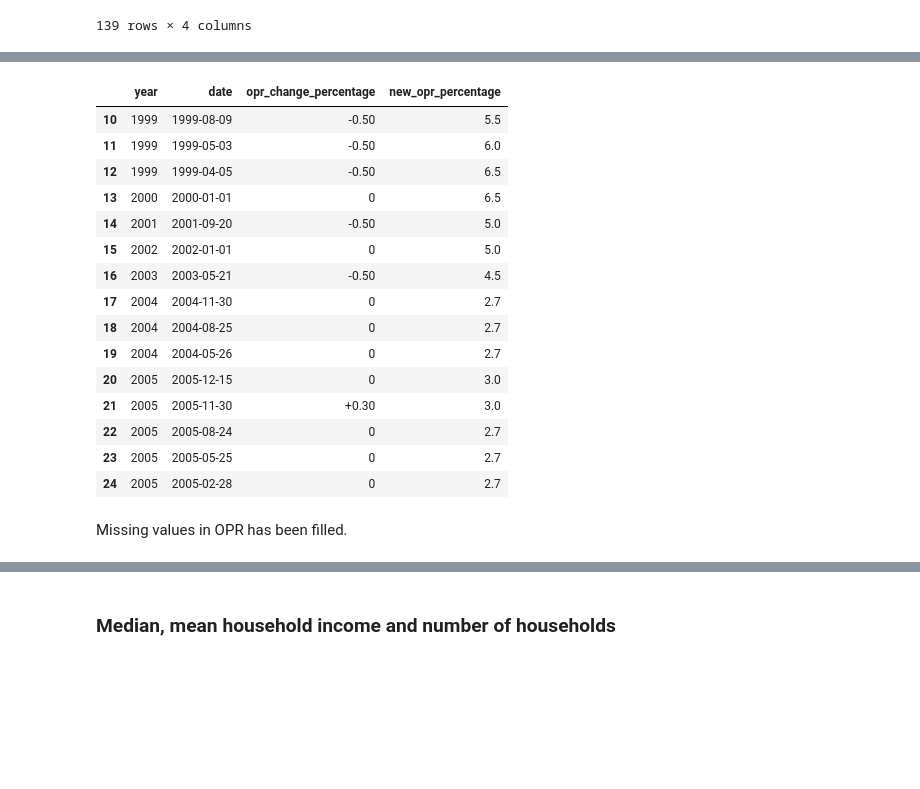
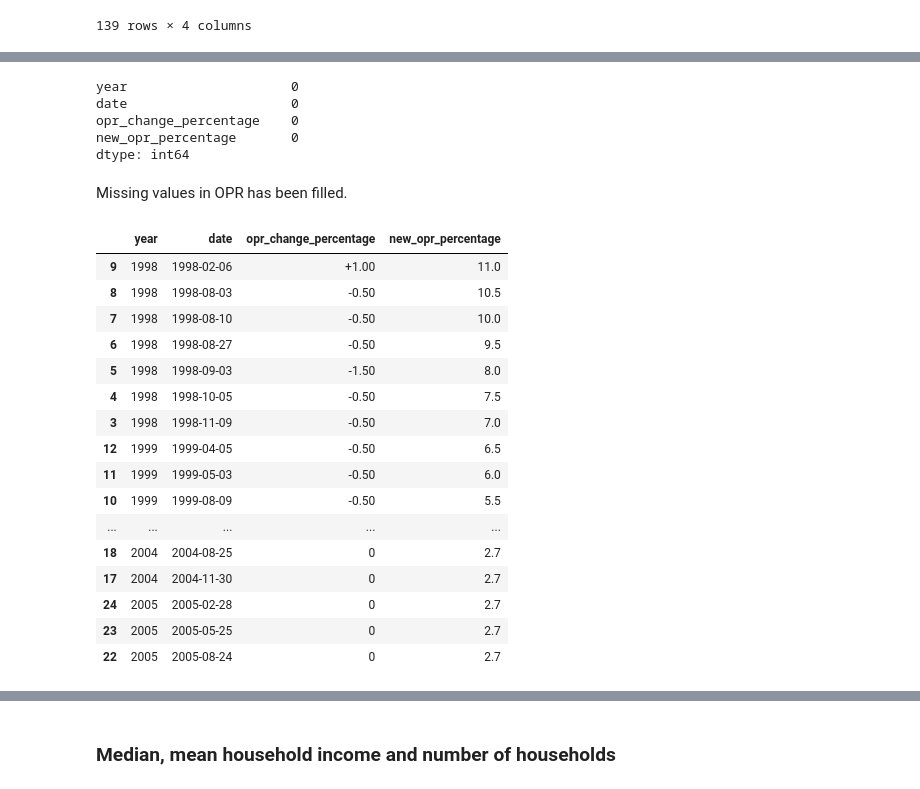
Before and after one commit to yuenherny/kl-house-price-forecasting, a Jupyter notebook: notebooks/Transactions - 05 Data Integration.ipynb, the cells around one changed output, grey strips where cells are left out. Saved outputs shown, nothing was run; the diff lists cells and outputs as text; code cells hidden in the pictures; blank space fills up the shorter version.

```diff
--- a/notebooks/Transactions - 05 Data Integration.ipynb
+++ b/notebooks/Transactions - 05 Data Integration.ipynb
@@ -900,28 +904,38 @@ df_opr_interpolated.query('2000 <= year <= 2005')
 | 22 | 2005 | 2005-08-24 | 0 | 2.7 |
 | 23 | 2005 | 2005-05-25 | 0 | 2.7 |
 | 24 | 2005 | 2005-02-28 | 0 | 2.7 |
-# %%
-df_opr_interpolated = df_opr_interpolated.ffill()
-df_opr_interpolated.query('1999 <= year <= 2005')
-# %% [output]
-|  | year | date | opr_change_percentage | new_opr_percentage |
-| 10 | 1999 | 1999-08-09 | -0.50 | 5.5 |
-| 11 | 1999 | 1999-05-03 | -0.50 | 6.0 |
-| 12 | 1999 | 1999-04-05 | -0.50 | 6.5 |
-| 13 | 2000 | 2000-01-01 | 0 | 6.5 |
-| 14 | 2001 | 2001-09-20 | -0.50 | 5.0 |
-| 15 | 2002 | 2002-01-01 | 0 | 5.0 |
-| 16 | 2003 | 2003-05-21 | -0.50 | 4.5 |
-| 17 | 2004 | 2004-11-30 | 0 | 2.7 |
-| 18 | 2004 | 2004-08-25 | 0 | 2.7 |
-| 19 | 2004 | 2004-05-26 | 0 | 2.7 |
-| 20 | 2005 | 2005-12-15 | 0 | 3.0 |
-| 21 | 2005 | 2005-11-30 | +0.30 | 3.0 |
-| 22 | 2005 | 2005-08-24 | 0 | 2.7 |
-| 23 | 2005 | 2005-05-25 | 0 | 2.7 |
-| 24 | 2005 | 2005-02-28 | 0 | 2.7 |
+# %%
+df_opr_interpolated = df_opr_interpolated.sort_values('date').ffill()
+df_opr_interpolated = df_opr_interpolated.dropna()
+df_opr_interpolated.isna().sum()
+# %% [output]
+year                     0
+date                     0
+opr_change_percentage    0
+new_opr_percentage       0
+dtype: int64
 # %% [markdown]
 Missing values in OPR has been filled.
+# %%
+df_opr_interpolated.head(20)
+# %% [output]
+|  | year | date | opr_change_percentage | new_opr_percentage |
+| 9 | 1998 | 1998-02-06 | +1.00 | 11.0 |
+| 8 | 1998 | 1998-08-03 | -0.50 | 10.5 |
+| 7 | 1998 | 1998-08-10 | -0.50 | 10.0 |
+| 6 | 1998 | 1998-08-27 | -0.50 | 9.5 |
+| 5 | 1998 | 1998-09-03 | -1.50 | 8.0 |
+| 4 | 1998 | 1998-10-05 | -0.50 | 7.5 |
+| 3 | 1998 | 1998-11-09 | -0.50 | 7.0 |
+| 12 | 1999 | 1999-04-05 | -0.50 | 6.5 |
+| 11 | 1999 | 1999-05-03 | -0.50 | 6.0 |
+| 10 | 1999 | 1999-08-09 | -0.50 | 5.5 |
+| ... | ... | ... | ... | ... |
+| 18 | 2004 | 2004-08-25 | 0 | 2.7 |
+| 17 | 2004 | 2004-11-30 | 0 | 2.7 |
+| 24 | 2005 | 2005-02-28 | 0 | 2.7 |
+| 23 | 2005 | 2005-05-25 | 0 | 2.7 |
+| 22 | 2005 | 2005-08-24 | 0 | 2.7 |
 # %%
 df_opr_interpolated.plot(
     x='date',
```
Also changed, not shown: parts of 36 cells of this notebook.
